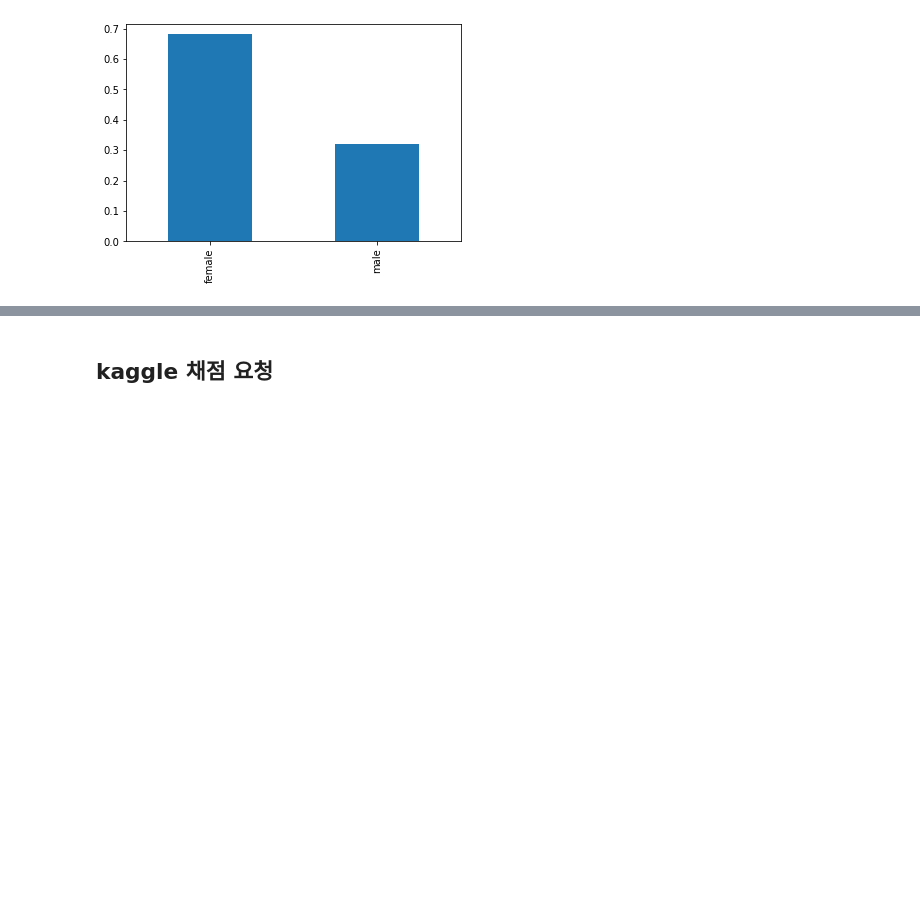
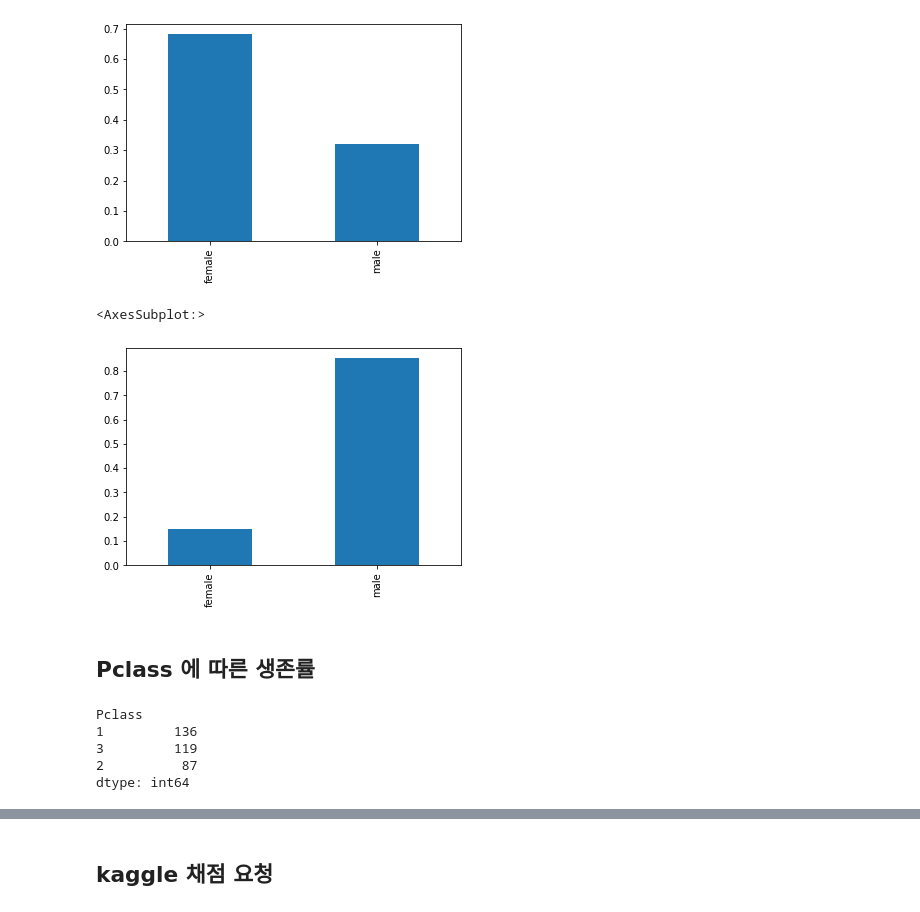
Before and after one commit to KangnamUniv-ML/Titanic-ML, a Jupyter notebook: notebook/Titanic.ipynb, the cells around one changed output, grey strips where cells are left out. Drawn from its saved outputs; the diff is of its cells as text; code cells hidden in the pictures; blank space fills up the shorter version.

```diff
--- a/notebook/Titanic.ipynb
+++ b/notebook/Titanic.ipynb
@@ -172,7 +174,7 @@ df['Age'].mean()
 
 그 중 `Age` column 만 추출한 결과에 평균 값을 저장
 # %%
-df.loc[df['Age'].isnull(), 'Age'] = df['Age'].mean()
+df.loc[df['Age'].isnull(), 'Age'] = math.floor(df['Age'].mean())
 # %%
 df['Age'].isnull().sum()
 # %% [output]
@@ -288,3 +292,6 @@ survivedGender.head()
 | 3 | 1 | 0 |
 | 8 | 1 | 0 |
 | 9 | 1 | 0 |
+# %%
+deadGender = df[df['Survived'] == 0][['female', 'male']]
+deadGender.head()
@@ -297,0 +310,16 @@ df.plot.bar(x='female', y='val', rot=0)
+# %%
+deadGender.mean().plot(kind='bar')
+# %% [output]
+<AxesSubplot:>
+[figure, added]
+# %% [markdown]
+## Pclass 에 따른 생존률
+# %%
+survivedPclass = df[df['Survived'] == 1][['Pclass']]
+survivedPclass.value_counts()
+# %% [output]
+Pclass
+1         136
+3         119
+2          87
+dtype: int64
```
Also changed, not shown: parts of 38 cells of this notebook.
